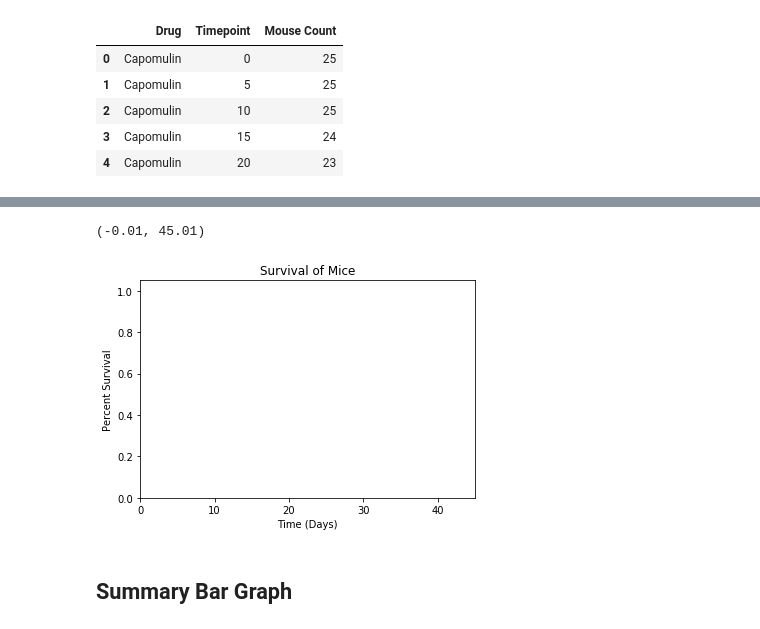
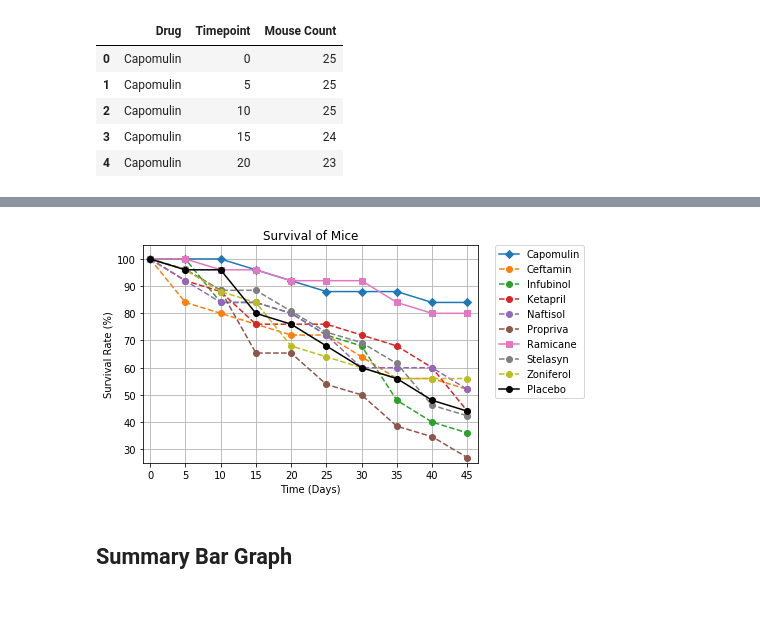
Before and after one commit to catherinegomes/matplotlib-challenge, a Jupyter notebook: Pymaceuticals/pymaceuticals_starter.ipynb, the cells around one changed output, grey strips where cells are left out. Saved outputs shown, nothing was run; the diff lists cells and outputs as text; code cells hidden in the pictures.

Commit message:
Revised survival rate plot and reformatted all plots

```diff
--- a/Pymaceuticals/pymaceuticals_starter.ipynb
+++ b/Pymaceuticals/pymaceuticals_starter.ipynb
@@ -240,54 +253,56 @@ mice_pivot.head()
 | 15 | 24 | 19 | 21 | 19 | 21 | 20 | 17 | 24 | 23 | ... |
 | 20 | 23 | 18 | 20 | 19 | 20 | 19 | 17 | 23 | 21 | ... |
 # %%
-# * Creating a scatter plot that shows the number of mice still alive through the course of treatment (Survival Rate)
-# Generate the Plot (Accounting for percentages)
-mice_pivot["Capomulin_perc"]=(mice_pivot["Capomulin"]/mice_pivot["Capomulin"].iloc[0]) * 100
-mice_pivot["Ceftamin_perc"]=mice_pivot["Ceftamin"]/mice_pivot["Ceftamin"].iloc[0] * 100
-mice_pivot["Infubinol_perc"]=mice_pivot["Infubinol"]/mice_pivot["Infubinol"].iloc[0] * 100
-mice_pivot["Ketapril_perc"]=mice_pivot["Ketapril"]/mice_pivot["Ketapril"].iloc[0] * 100
-mice_pivot["Naftisol_perc"]=mice_pivot["Naftisol"]/mice_pivot["Naftisol"].iloc[0] * 100
-mice_pivot["Propriva_perc"]=mice_pivot["Propriva"]/mice_pivot["Propriva"].iloc[0] * 100
-mice_pivot["Ramicane_perc"]=mice_pivot["Ramicane"]/mice_pivot["Ramicane"].iloc[0] * 100
-mice_pivot["Stelasyn_perc"]=mice_pivot["Stelasyn"]/mice_pivot["Stelasyn"].iloc[0] * 100
-mice_pivot["Zoniferol_perc"]=mice_pivot["Zoniferol"]/mice_pivot["Zoniferol"].iloc[0] * 100
-mice_pivot["Placebo_perc"]=mice_pivot["Placebo"]/mice_pivot["Placebo"].iloc[0] * 100
+# Calculate Survival Rate and create new column
+mice_pivot["Capomulin_perc"] = (mice_pivot["Capomulin"]/mice_pivot["Capomulin"].iloc[0]) * 100
+mice_pivot["Ceftamin_perc"] = mice_pivot["Ceftamin"]/mice_pivot["Ceftamin"].iloc[0] * 100
+mice_pivot["Infubinol_perc"] = mice_pivot["Infubinol"]/mice_pivot["Infubinol"].iloc[0] * 100
+mice_pivot["Ketapril_perc"] = mice_pivot["Ketapril"]/mice_pivot["Ketapril"].iloc[0] * 100
+mice_pivot["Naftisol_perc"] = mice_pivot["Naftisol"]/mice_pivot["Naftisol"].iloc[0] * 100
+mice_pivot["Propriva_perc"] = mice_pivot["Propriva"]/mice_pivot["Propriva"].iloc[0] * 100
+mice_pivot["Ramicane_perc"] = mice_pivot["Ramicane"]/mice_pivot["Ramicane"].iloc[0] * 100
+mice_pivot["Stelasyn_perc"] = mice_pivot["Stelasyn"]/mice_pivot["Stelasyn"].iloc[0] * 100
+mice_pivot["Zoniferol_perc"] = mice_pivot["Zoniferol"]/mice_pivot["Zoniferol"].iloc[0] * 100
+mice_pivot["Placebo_perc"] = mice_pivot["Placebo"]/mice_pivot["Placebo"].iloc[0] * 100
+
+# Survival Rate DF
 surv_df = mice_pivot[['Capomulin_perc',
                       'Ceftamin_perc',
                       'Infubinol_perc',
                       'Ketapril_perc',
                       'Naftisol_perc',
                       'Propriva_perc',
                       'Ramicane_perc',
                       'Stelasyn_perc',
                       'Zoniferol_perc',
                       'Placebo_perc']]
 
-y= surv_df['Capomulin_perc']
-# plt.legend(bbox_to_anchor=(1.05, 1), loc='upper left', borderaxespad=0.)
+# Generate the Plot
+plt.plot(by_drug.index, mice_pivot["Capomulin_perc"], linestyle = "-", marker = "D", label = "Capomulin")
+plt.plot(by_drug.index, mice_pivot["Ceftamin_perc"], linestyle = "--", marker = "o", label = "Ceftamin")
+plt.plot(by_drug.index, mice_pivot["Infubinol_perc"], linestyle = "--", marker = "o", label = "Infubinol")
+plt.plot(by_drug.index, mice_pivot["Ketapril_perc"], linestyle = "--", marker = "o", label = "Ketapril")
+plt.plot(by_drug.index, mice_pivot["Naftisol_perc"], linestyle = "--", marker = "o", label = "Naftisol")
+plt.plot(by_drug.index, mice_pivot["Propriva_perc"], linestyle = "--", marker = "o", label = "Propriva")
+plt.plot(by_drug.index, mice_pivot["Ramicane_perc"], linestyle = "-", marker = "s", label = "Ramicane")
+plt.plot(by_drug.index, mice_pivot["Stelasyn_perc"], linestyle = "--", marker = "o", label = "Stelasyn")
+plt.plot(by_drug.index, mice_pivot["Zoniferol_perc"], linestyle = "--", marker = "o", label = "Zoniferol")
+plt.plot(by_drug.index, mice_pivot["Placebo_perc"], linestyle = "-", marker = "o", label = "Placebo", color="black")
 
-# Create a KMF object
-kmf = KaplanMeierFitter()
-
-# Fit the data into the model
-x =[0,5,10,15,20,25,30,35,40,45]
-test= kmf.fit(x,y,label='Capomulin')
-test
-
+#Format the Plot
 plt.title('Survival of Mice')
 plt.xlabel('Time (Days)')
-plt.ylabel('Percent Survival')
-plt.ylim(0,1.05)
-plt.xlim(-0.01,45.01)
-# plt.legend(bbox_to_anchor=(1.05, 1), loc='upper left', borderaxespad=0.)
-# ax.yaxis.set_major_formatter(mtick.PercentFormatter())
-
+plt.ylabel('Survival Rate (%)')
+plt.xlim(-1, 46.5)
+plt.ylim(25, 105)
+plt.xticks(np.arange(0, 50, 5))
+plt.grid()
+plt.legend(bbox_to_anchor=(1.05, 1), loc = 'upper left', borderaxespad = 0.)
 
 # Save the Figure & Show the Figure
-# plt.savefig('mice.png')
+plt.savefig('survival.png')
 # %% [output]
-(-0.01, 45.01)
-[figure, old version]
+[figure, new version]
 # %% [markdown]
 ## Summary Bar Graph
 # %%
```
Also changed, not shown: parts of 7 cells of this notebook, 4 other files.
